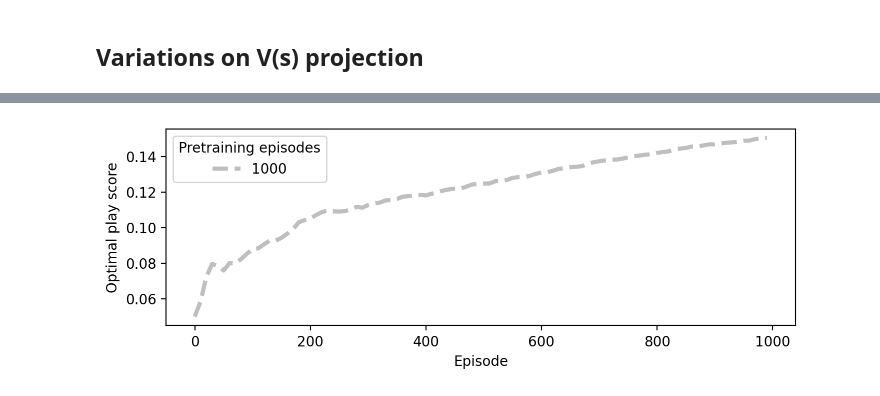
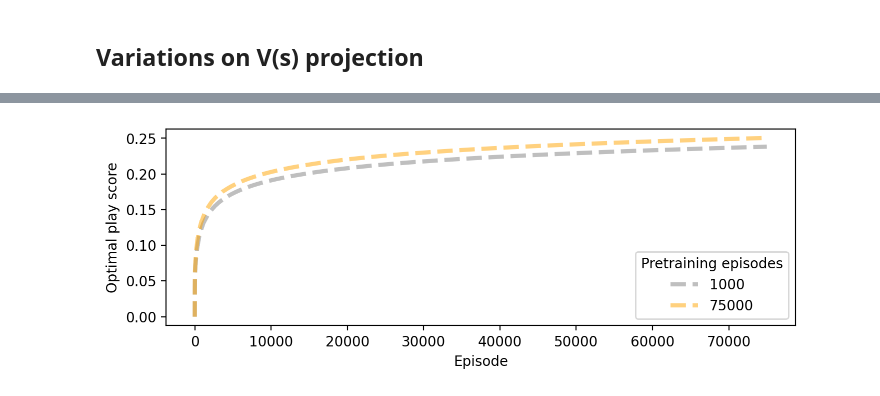
Before and after one commit to CoAxLab/azad-next-move, a Jupyter notebook: notebooks/wythoff_exp1000_50000_euc.ipynb, the cells around one changed output, grey strips where cells are left out. Drawn from its saved outputs; the diff is of its cells as text; code cells hidden in the pictures.

```diff
--- a/notebooks/wythoff_exp1000_50000_euc.ipynb
+++ b/notebooks/wythoff_exp1000_50000_euc.ipynb
@@ -32,7 +32,10 @@ def load_stumbler_data(path, index_range=(0, 20)):
 # %% [markdown]
 # Find the files
 # %%
-path = "/Users/Jack/Desktop/PNC/CoAx/azad-next-move/data/wythoff/exp1000/"
-exp_1000 = load_stumbler_data(path, (1, 21))
+path = "/Users/Jack/Desktop/PNC/CoAx/azad-next-move/data/wythoff/exp1000_euc/"
+exp_1000 = load_stumbler_data(path, (1, 17))
+
+path = "/Users/Jack/Desktop/PNC/CoAx/azad-next-move/data/wythoff/exp28/"
+exp_28 = load_stumbler_data(path, (1, 21))
 # %%
 pprint(exp_1000[0].keys())
@@ -97,12 +111,13 @@ _ = plt.ylabel("Optimal play score")
 # %%
 episode_1000, exp_1000_avg, _ = score_summary(exp_1000)
+episode_28,     exp_28_avg, _ = score_summary(exp_28)
 # %%
 plt.figure(figsize=(7, 2.5))
 _ = plt.plot(episode_1000, exp_1000_avg, linestyle="--", color='grey', alpha=.5, linewidth=3, label="1000")
-
+_ = plt.plot(episode_28,     exp_28_avg, linestyle="--", color='orange', alpha=.5, linewidth=3, label="75000")
 _ = plt.tight_layout()
 _ = plt.legend(title="Pretraining episodes")
 _ = plt.xlabel("Episode")
 _ = plt.ylabel("Optimal play score")
 # %% [output]
-[figure, old version]
+[figure, new version]
```
Also changed, not shown: parts of 5 cells of this notebook, 4 other files.
